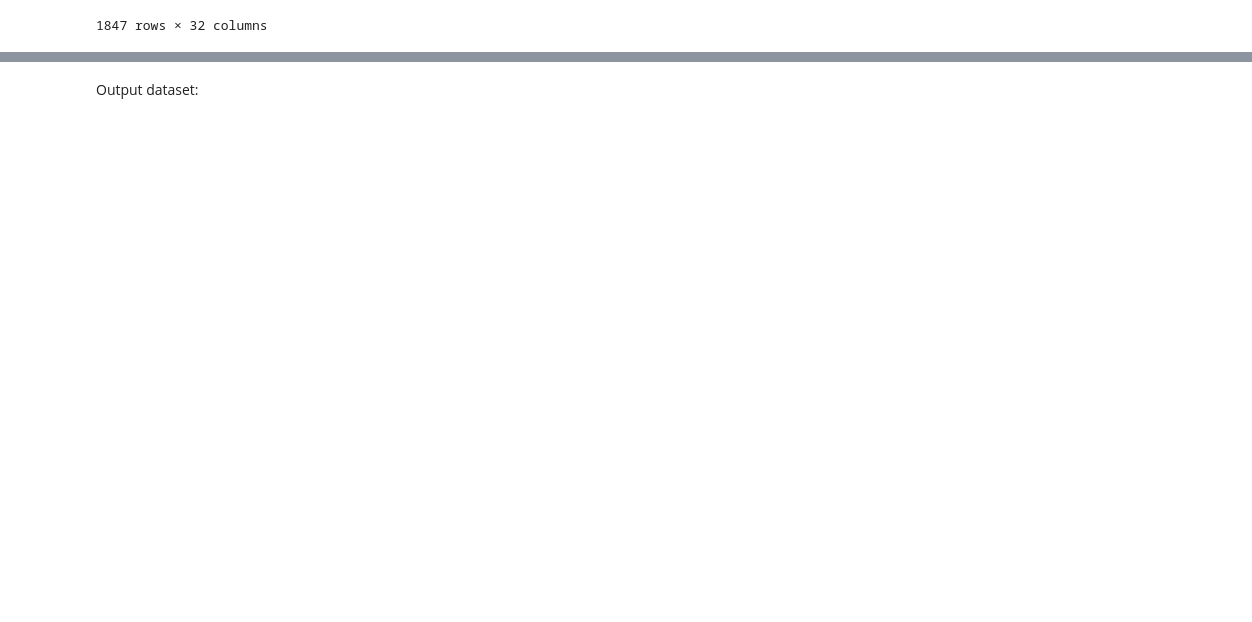
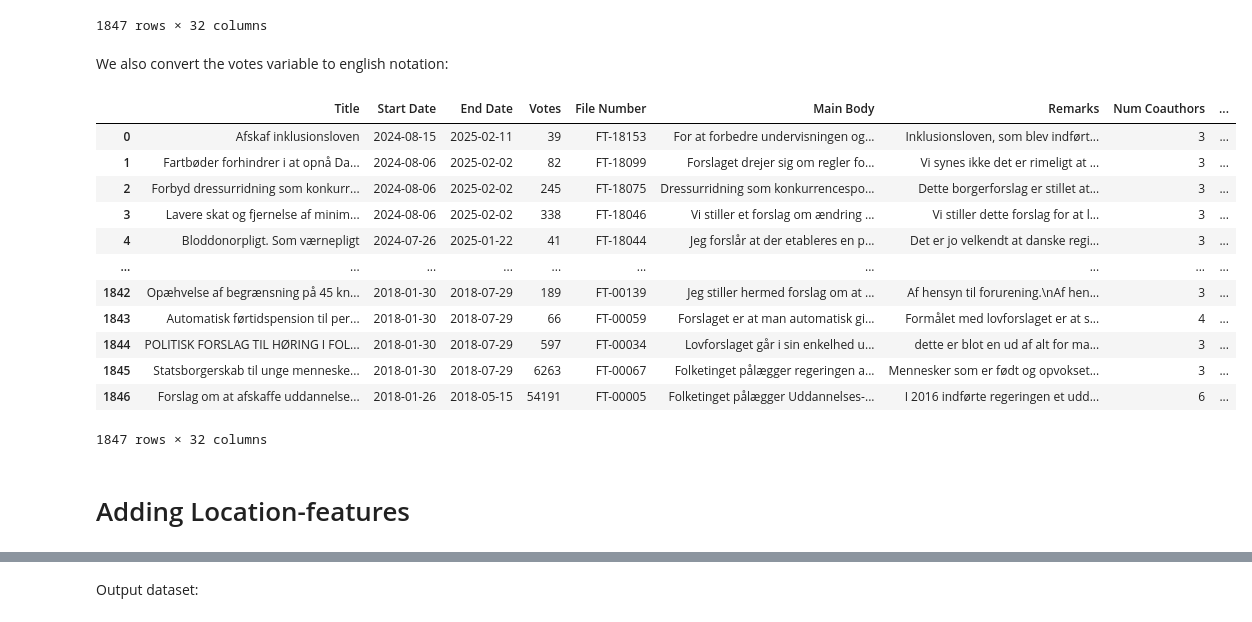
Before and after one commit to mcp656/ISDS-2024, a Jupyter notebook: Project/Borgerforslag 2 - Data.ipynb, the cells around one changed output, grey strips where cells are left out. Drawn from its saved outputs; the diff is of its cells as text; code cells hidden in the pictures; blank space fills up the shorter version.

```diff
--- a/Project/Borgerforslag 2 - Data.ipynb
+++ b/Project/Borgerforslag 2 - Data.ipynb
@@ -491,3 +491,37 @@ merged_df
 | 1845 | Statsborgerskab til unge menneske... | 2018-01-30 | 2018-07-29 | 6.263 | FT-00067 | Folketinget pålægger regeringen a... | Mennesker som er født og opvokset... | 3 | ... |
 | 1846 | Forslag om at afskaffe uddannelse... | 2018-01-26 | 2018-05-15 | 54.191 | FT-00005 | Folketinget pålægger Uddannelses-... | I 2016 indførte regeringen et udd... | 6 | ... |
 1847 rows × 32 columns
+# %% [markdown]
+We also convert the votes variable to english notation:
+# %%
+# Function to convert Danish notation to English notation
+def convert_votes_to_english(votes):
+    if isinstance(votes, str):  # Ensure the input is a string
+        votes = votes.replace('.', '')  # Remove the period used as a thousands separator
+        try:
+            votes = int(votes)  # Convert the resulting string to an integer
+        except ValueError:
+            votes = None  # If conversion fails, set the value to None
+    return votes
+
+# Apply the conversion function to the 'Votes' column
+merged_df['Votes'] = merged_df['Votes'].apply(convert_votes_to_english)
+
+# Display the updated DataFrame with the converted 'Votes' column
+merged_df
+# %% [output]
+|  | Title | Start Date | End Date | Votes | File Number | Main Body | Remarks | Num Coauthors | ... |
+| 0 | Afskaf inklusionsloven | 2024-08-15 | 2025-02-11 | 39 | FT-18153 | For at forbedre undervisningen og... | Inklusionsloven, som blev indført... | 3 | ... |
+| 1 | Fartbøder forhindrer i at opnå Da... | 2024-08-06 | 2025-02-02 | 82 | FT-18099 | Forslaget drejer sig om regler fo... | Vi synes ikke det er rimeligt at ... | 3 | ... |
+| 2 | Forbyd dressurridning som konkurr... | 2024-08-06 | 2025-02-02 | 245 | FT-18075 | Dressurridning som konkurrencespo... | Dette borgerforslag er stillet at... | 3 | ... |
+| 3 | Lavere skat og fjernelse af minim... | 2024-08-06 | 2025-02-02 | 338 | FT-18046 | Vi stiller et forslag om ændring ... | Vi stiller dette forslag for at l... | 3 | ... |
+| 4 | Bloddonorpligt. Som værnepligt | 2024-07-26 | 2025-01-22 | 41 | FT-18044 | Jeg forslår at der etableres en p... | Det er jo velkendt at danske regi... | 3 | ... |
+| ... | ... | ... | ... | ... | ... | ... | ... | ... | ... |
+| 1842 | Opæhvelse af begrænsning på 45 kn... | 2018-01-30 | 2018-07-29 | 189 | FT-00139 | Jeg stiller hermed forslag om at ... | Af hensyn til forurening.\nAf hen... | 3 | ... |
+| 1843 | Automatisk førtidspension til per... | 2018-01-30 | 2018-07-29 | 66 | FT-00059 | Forslaget er at man automatisk gi... | Formålet med lovforslaget er at s... | 4 | ... |
+| 1844 | POLITISK FORSLAG TIL HØRING I FOL... | 2018-01-30 | 2018-07-29 | 597 | FT-00034 | Lovforslaget går i sin enkelhed u... | dette er blot en ud af alt for ma... | 3 | ... |
+| 1845 | Statsborgerskab til unge menneske... | 2018-01-30 | 2018-07-29 | 6263 | FT-00067 | Folketinget pålægger regeringen a... | Mennesker som er født og opvokset... | 3 | ... |
+| 1846 | Forslag om at afskaffe uddannelse... | 2018-01-26 | 2018-05-15 | 54191 | FT-00005 | Folketinget pålægger Uddannelses-... | I 2016 indførte regeringen et udd... | 6 | ... |
+1847 rows × 32 columns
+# %% [markdown]
+# Adding Location-features
```
Also changed, not shown: parts of 6 cells of this notebook, 12 other files.
